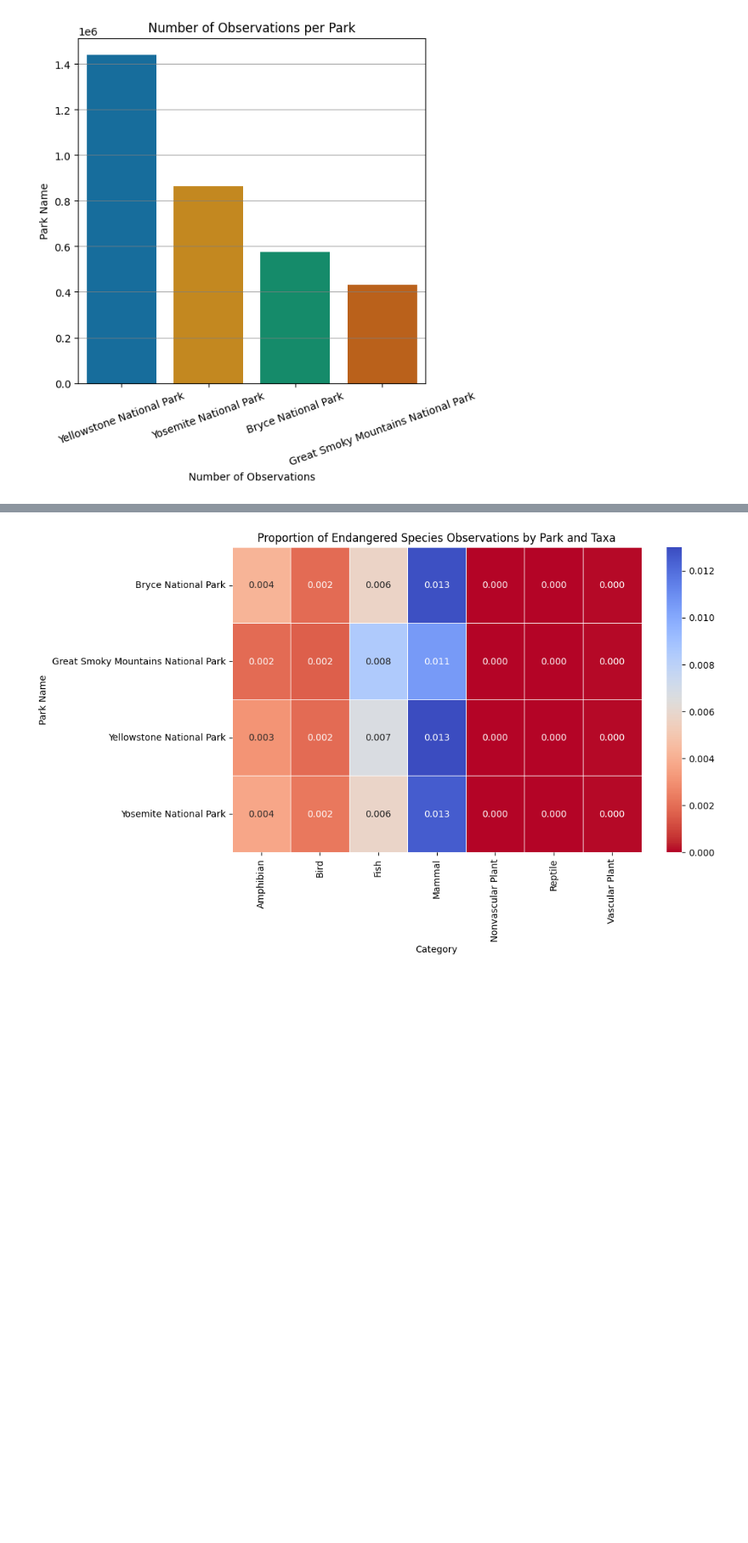
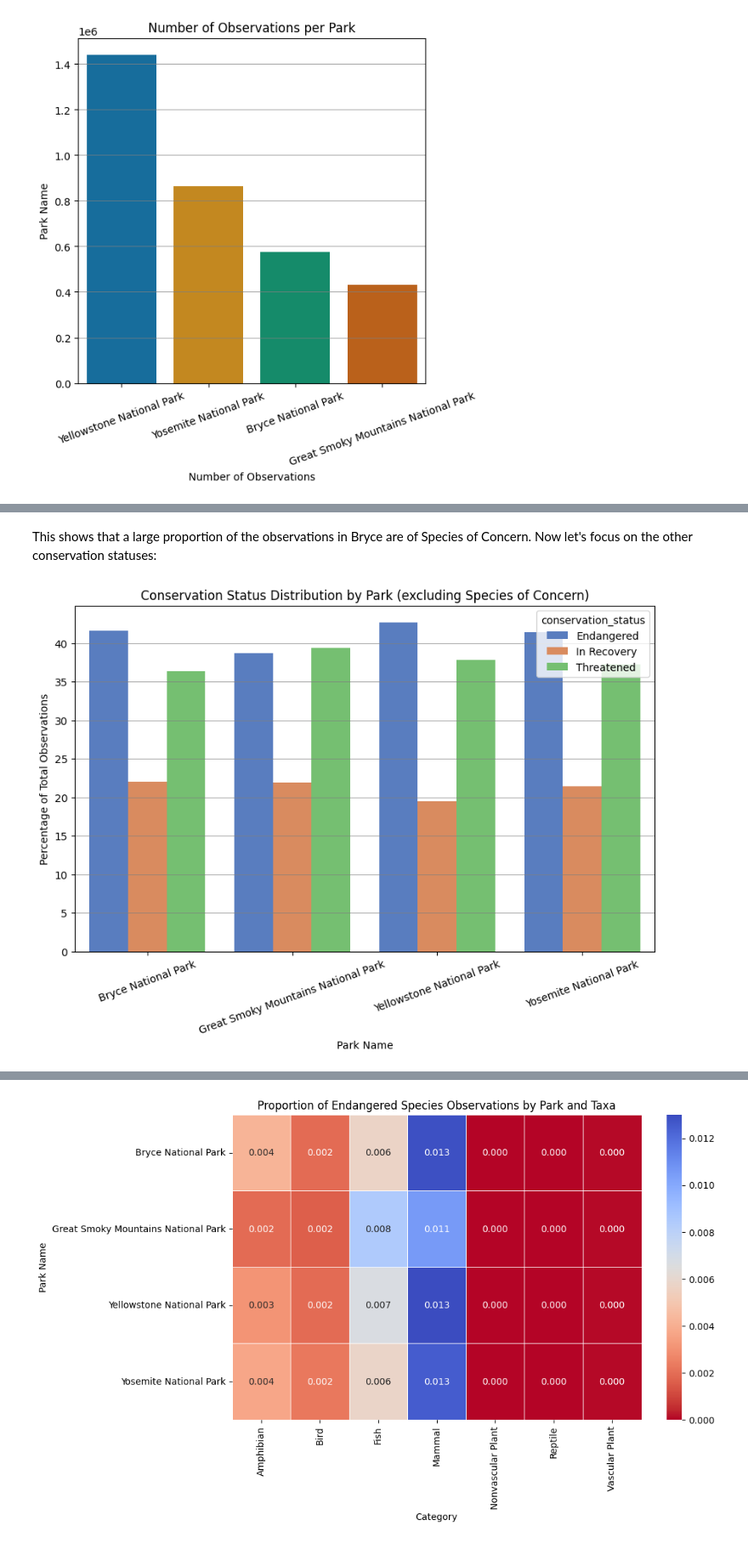
Before and after one commit to alanjameschapman/biodiversity, a Jupyter notebook: biodiversity.ipynb, the cells around one changed output, grey strips where cells are left out. Shown at 85% size. Drawn from its saved outputs; the diff is of its cells as text; code cells hidden in the pictures; blank space fills up the shorter version.

```diff
--- a/biodiversity.ipynb
+++ b/biodiversity.ipynb
@@ -438,0 +488,19 @@ This graph shows that there were a significant number of observations made which
+# %% [markdown]
+This shows that a large proportion of the observations in Bryce are of Species of Concern. Now let's focus on the other conservation statuses:
+# %%
+# As above but without Species of Concern
+df_grouped = df.groupby(['park_name', 'conservation_status'])['observations'].sum().reset_index()
+df_grouped = df_grouped[df_grouped['conservation_status'] != 'Species of Concern']
+df_grouped['total_observations'] = df_grouped.groupby('park_name')['observations'].transform('sum')
+df_grouped['percentage'] = df_grouped['observations'] / df_grouped['total_observations'] * 100
+
+plt.figure(figsize=(10, 6))
+sns.barplot(data=df_grouped, x='park_name', y='percentage', hue='conservation_status', palette='muted')
+plt.title('Conservation Status Distribution by Park (excluding Species of Concern)')
+plt.xlabel('Park Name')
+plt.ylabel('Percentage of Total Observations')
+plt.xticks(rotation=20)
+plt.grid(axis='y', which='major', color='grey', linestyle='-', linewidth=0.5)
+plt.show()
+# %% [output]
+[figure, added]
```
Also changed, not shown: parts of 20 cells of this notebook, 1 other file.
